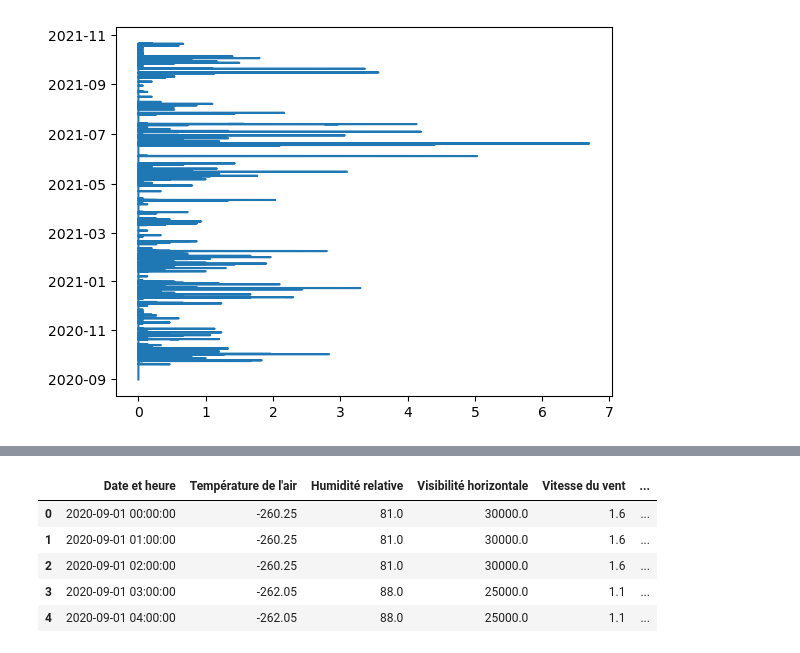
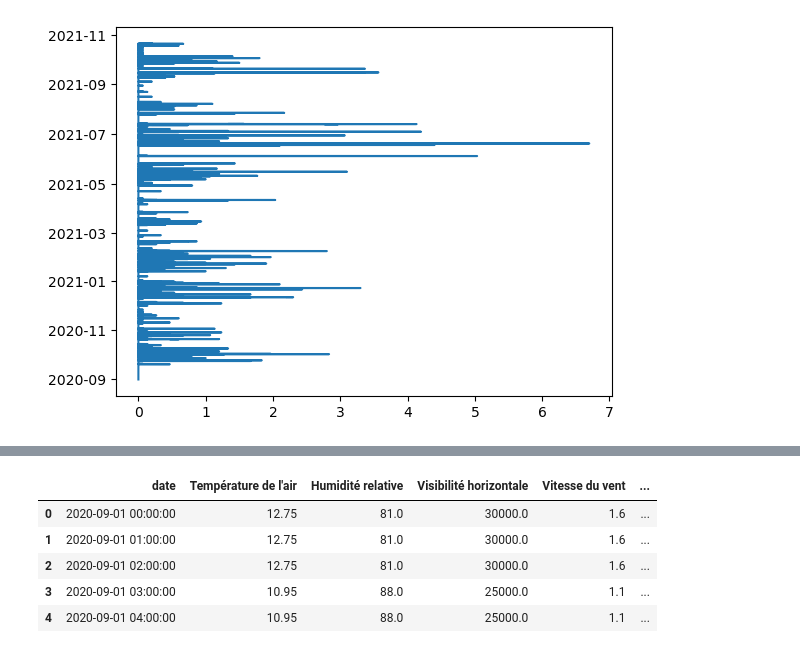
Before and after one commit to alexandreblivet/bike_counters_ac_team, a Jupyter notebook: external_data/Weather/Wheather_cleening.ipynb, the cells around one changed output, grey strips where cells are left out. Drawn from its saved outputs; the diff is of its cells as text; code cells hidden in the pictures.

```diff
--- a/external_data/Weather/Wheather_cleening.ipynb
+++ b/external_data/Weather/Wheather_cleening.ipynb
@@ -15,7 +15,7 @@ df.head()
 # %%
 nouveaux_noms = {
     'numer_sta': 'Numéro de la station',
-    'date': 'Date et heure',
+    'date': 'date',
     'pmer': 'Pression au niveau de la mer',
     'tend': 'Tendance de la pression',
     'cod_tend': 'Code de la tendance',
@@ -90,12 +90,12 @@ df.head()
 5 rows × 59 columns
 # %%
 colonnes_a_conserver = [
-    'Date et heure', 'Température de l\'air', 'Humidité relative',
+    'date', 'Température de l\'air', 'Humidité relative',
     'Visibilité horizontale', 'Vitesse du vent', 'Précipitations sur 3 heures'
 ]
 
 df = df[colonnes_a_conserver]
-df['Date et heure'] = pd.to_datetime(df['Date et heure'])
+df['date'] = pd.to_datetime(df['date'])
 
 df.head()
 # %% [output]
@@ -109,13 +109,13 @@ df.head()
 On a un relevé météorologique toutes les 3 heures alors que notre dataset a un relevé toutes les heures. Il faut donc combler le gap.
 # %%
 # Créer un DataFrame avec des intervalles horaires
-date_min = df['Date et heure'].min()
-date_max = df['Date et heure'].max()
+date_min = df['date'].min()
+date_max = df['date'].max()
 date_range = pd.date_range(start=date_min, end=date_max, freq='h')
-df_hourly = pd.DataFrame(date_range, columns=['Date et heure'])
+df_hourly = pd.DataFrame(date_range, columns=['date'])
 
 # Fusionner les données horaires avec les données originales
-df_hourly = df_hourly.merge(df, on='Date et heure', how='left')
+df_hourly = df_hourly.merge(df, on='date', how='left')
 
 df_hourly.head()
 # %% [output]
@@ -165,3 +165,8 @@ plt.plot(df_hourly['Précipitations horaires'],df_hourly['Date et heure'])
 # %% [output]
 [<matplotlib.lines.Line2D at 0x...>]
 [figure]
+# %%
+# Défini un seuil pour le niveau d'intensité de pluie
+df_hourly['Petite_pluie'] = ((df_hourly['Précipitations horaires'] > 0) &
+                             (df_hourly['Précipitations horaires'] < 1)).astype(int)
+df_hourly['Grosse_pluie'] = (df_hourly['Précipitations horaires'] > 1).astype(int)
@@ -168,25 +183,21 @@ plt.plot(df_hourly['Précipitations horaires'],df_hourly['Date et heure'])
 # %%
-# Défini un seuil pour le niveau d'intensité de pluie
-df_hourly['Petite_pluie'] = (df_hourly['Précipitations horaires'] > 0).astype(int)
-df_hourly['Grosse_pluie'] = (df_hourly['Précipitations horaires'] > 1).astype(int)
-
 # conversion des températures en Celsius
 df_hourly["Température de l'air"] = df_hourly["Température de l'air"] - 273
 
 # Creation d'un index de ressenti
 df_hourly['index_ressenti'] = (
             df_hourly["Température de l'air"] -
             0.3 * df_hourly['Vitesse du vent'] +
             0.2 * (df_hourly['Humidité relative'] - 65)
         )
 
 df_hourly.head()
 # %% [output]
-|  | Date et heure | Température de l'air | Humidité relative | Visibilité horizontale | Vitesse du vent | ... |
-| 0 | 2020-09-01 00:00:00 | -260.25 | 81.0 | 30000.0 | 1.6 | ... |
-| 1 | 2020-09-01 01:00:00 | -260.25 | 81.0 | 30000.0 | 1.6 | ... |
-| 2 | 2020-09-01 02:00:00 | -260.25 | 81.0 | 30000.0 | 1.6 | ... |
-| 3 | 2020-09-01 03:00:00 | -262.05 | 88.0 | 25000.0 | 1.1 | ... |
-| 4 | 2020-09-01 04:00:00 | -262.05 | 88.0 | 25000.0 | 1.1 | ... |
+|  | date | Température de l'air | Humidité relative | Visibilité horizontale | Vitesse du vent | ... |
+| 0 | 2020-09-01 00:00:00 | 12.75 | 81.0 | 30000.0 | 1.6 | ... |
+| 1 | 2020-09-01 01:00:00 | 12.75 | 81.0 | 30000.0 | 1.6 | ... |
+| 2 | 2020-09-01 02:00:00 | 12.75 | 81.0 | 30000.0 | 1.6 | ... |
+| 3 | 2020-09-01 03:00:00 | 10.95 | 88.0 | 25000.0 | 1.1 | ... |
+| 4 | 2020-09-01 04:00:00 | 10.95 | 88.0 | 25000.0 | 1.1 | ... |
 # %%
 df_hourly.to_csv("Propre_meteo.csv", index=False)
```
Also changed, not shown: parts of 8 cells of this notebook, 3 other files.
